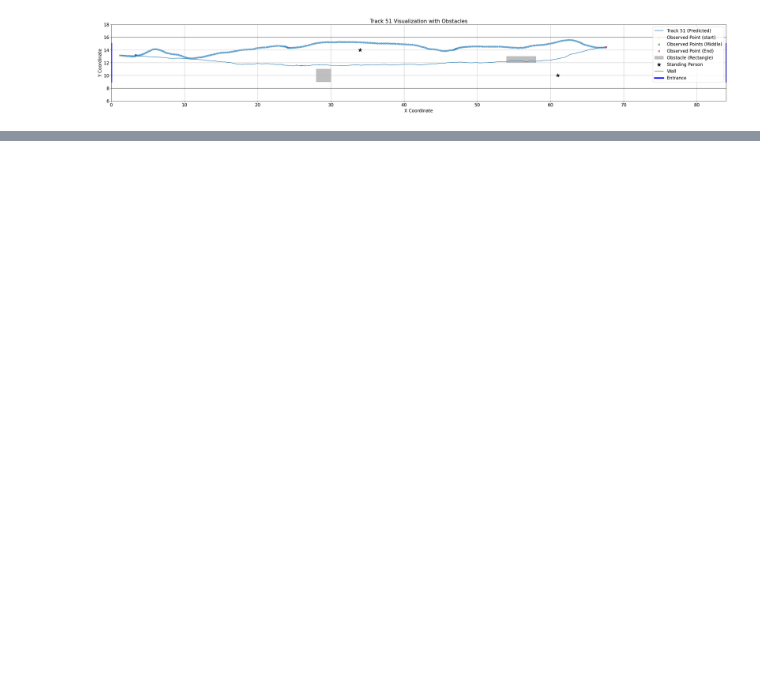
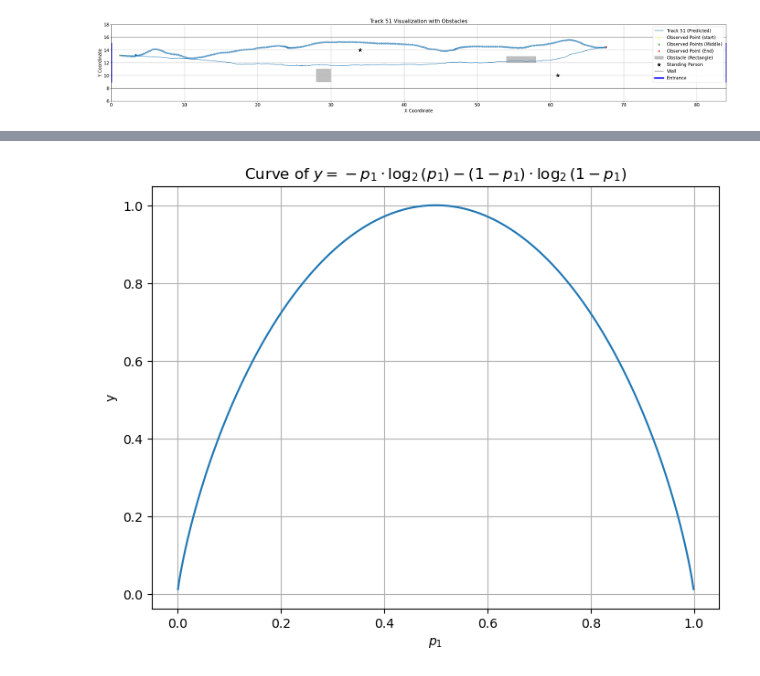
Before and after one commit to hxguo332/CSDI_social-interaction, a Jupyter notebook: visualize.ipynb, the cells around one changed output, grey strips where cells are left out. Saved outputs shown, nothing was run; the diff lists cells and outputs as text; code cells hidden in the pictures; blank space fills up the shorter version.

```diff
--- a/visualize.ipynb
+++ b/visualize.ipynb
@@ -278,0 +302,18 @@ visualize_tracks_on_map(gt_data[start_ind:end_ind], imputed_data[start_ind:end_i
+# %%
+import numpy as np
+import matplotlib.pyplot as plt
+
+# Generate x values, avoiding zero since log2(0) is undefined
+x = np.linspace(0.001, 0.999, 1000)  # Range from 0.01 to 10 with 400 points
+y = -x * np.log2(x) - (1-x) * np.log2(1-x)  # Compute y = x * log2(x)
+
+# Plotting the curve
+plt.figure(figsize=(8, 6))
+plt.plot(x, y)
+plt.title(r'Curve of $y = -p_1 \cdot \log_2(p_1) - (1-p_1) \cdot \log_2(1-p_1)$')
+plt.xlabel('$p_1$')
+plt.ylabel('y')
+plt.grid(True)
+plt.show()
+# %% [output]
+[figure, added]
```
Also changed, not shown: parts of 6 cells of this notebook, 6 other files.
